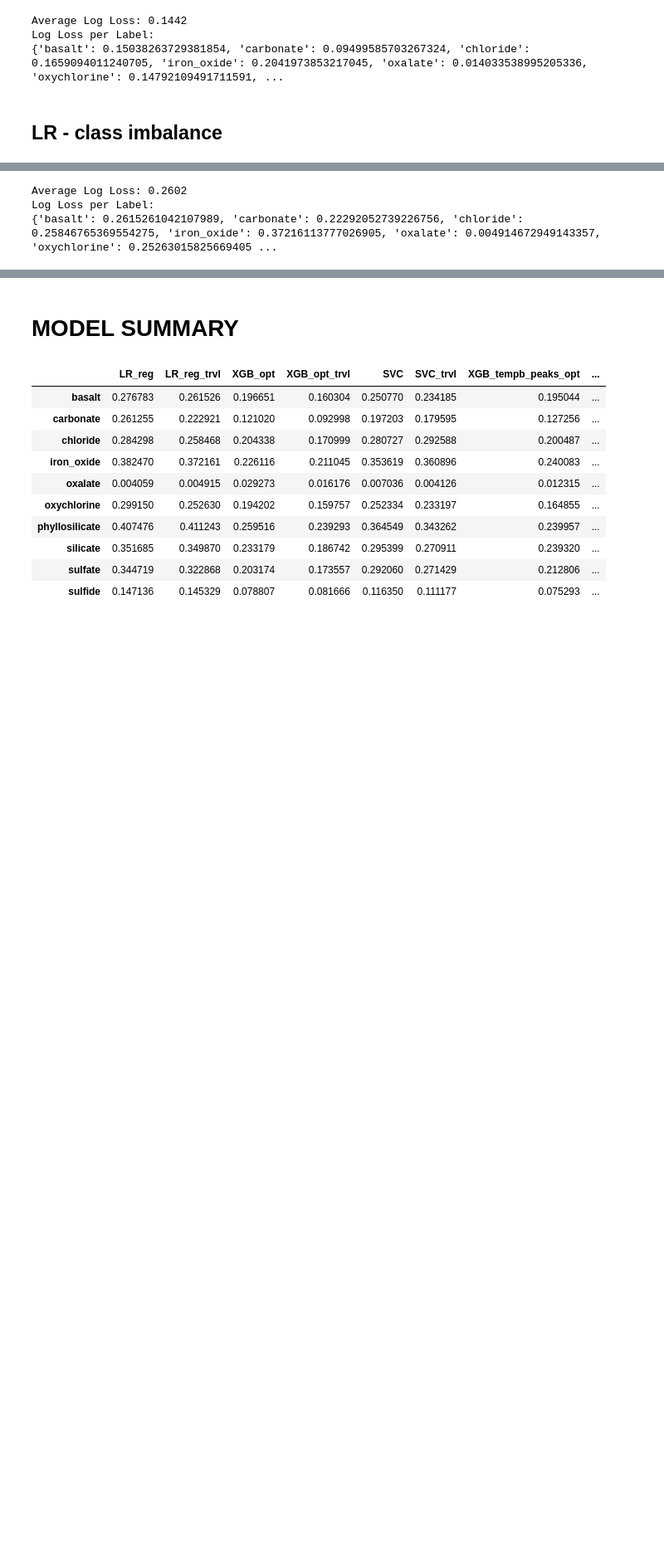
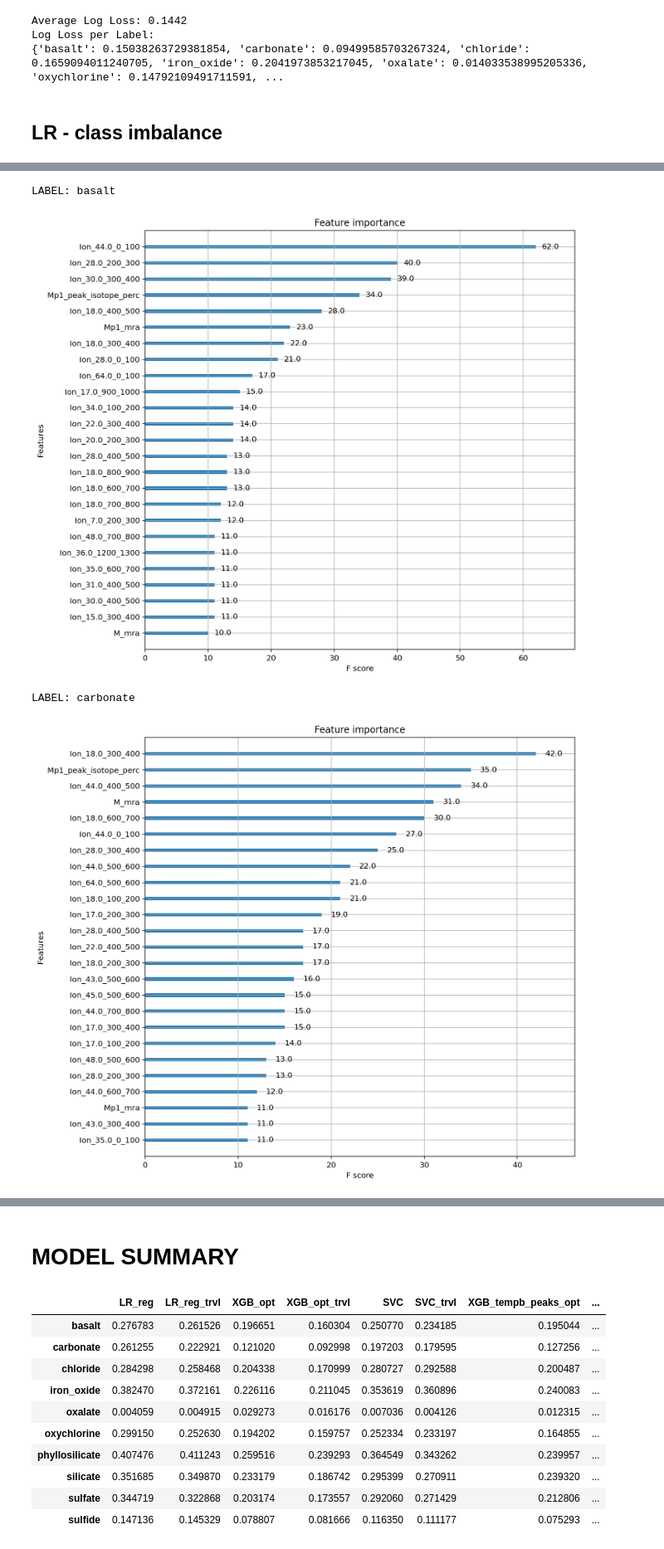
Before and after one commit to itacdonev/MarsSpectrometry, a Jupyter notebook: notebooks/training_tbl.ipynb, the cells around one changed output, grey strips where cells are left out. Shown at 83% size. Drawn from its saved outputs; the diff is of its cells as text; code cells hidden in the pictures; blank space fills up the shorter version.

```diff
--- a/notebooks/training_tbl.ipynb
+++ b/notebooks/training_tbl.ipynb
@@ -576,14 +588,15 @@ Log Loss per Label:
 # %%
-train_cv_loss_LR_trvl, submission_LR_trvl = training.train_tbl(
-    df_train='fts_maxrelabund_tempion_trvl',
+train_cv_loss_XGB_spectra_trvl, submission_XGB_tempb_spectra_opt_trvl = training.train_tbl(
+    df_train='combo_maxabund_spectra_trvl',
     df_labels=trvl_labels,
     target_list=target_labels_list,
-    df_test='fts_maxrelabund_tempion_VT',
-    model_algo='LR_reg',
-    sub_name='LR_reg_trvl'
+    df_test='combo_maxabund_spectra_VT',
+    model_algo='XGB_opt',
+    sub_name='XGB_tempb_spectra_opt_trvl'
     )
-models_log_loss['LR_reg_trvl'] = models_log_loss.index.map(train_cv_loss_LR_trvl)
+models_log_loss['XGB_tempb_spectra_opt_trvl'] = models_log_loss.index.map(train_cv_loss_XGB_spectra_trvl)
 # %% [output]
-Average Log Loss: 0.2602
-Log Loss per Label:
-{'basalt': 0.2615261042107989, 'carbonate': 0.22292052739226756, 'chloride': 0.25846765369554275, 'iron_oxide': 0.37216113777026905, 'oxalate': 0.004914672949143357, 'oxychlorine': 0.25263015825669405 ...
+LABEL: basalt
+[figure, added]
+LABEL: carbonate
+[figure, added]
```
Also changed, not shown: parts of 4 cells of this notebook, 4 other files.
